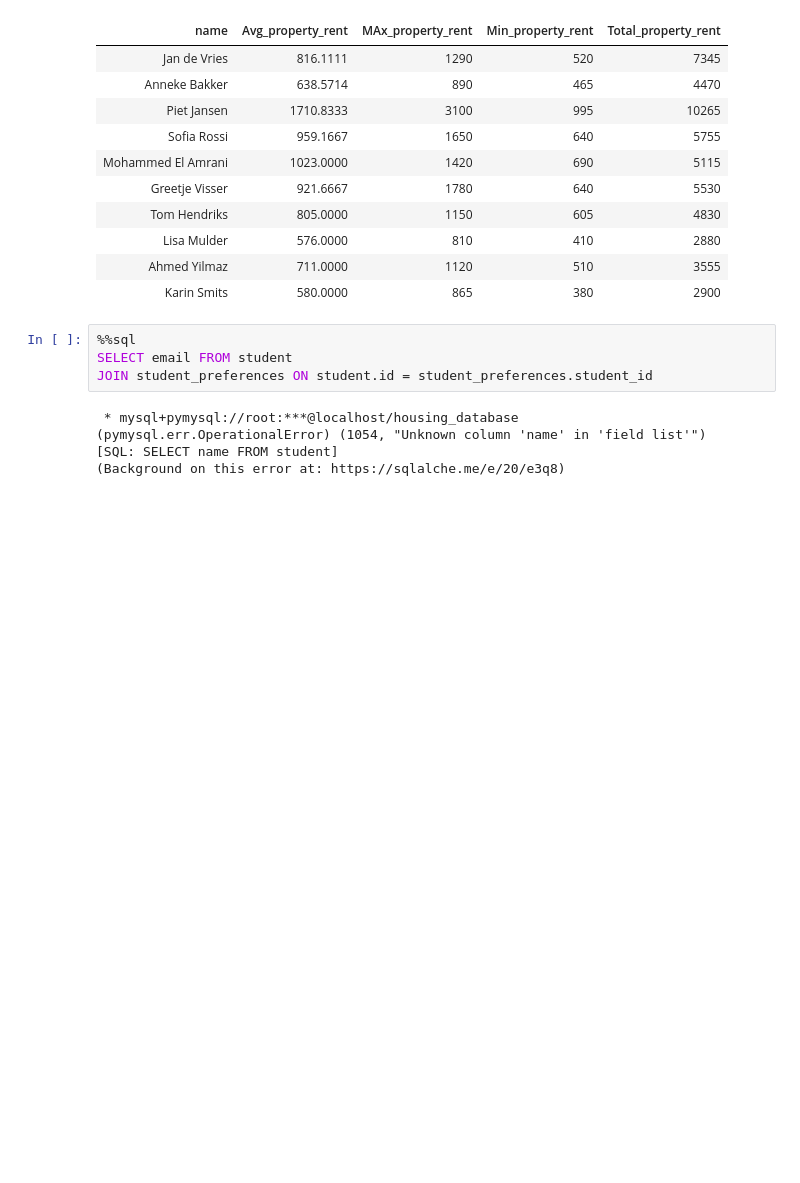
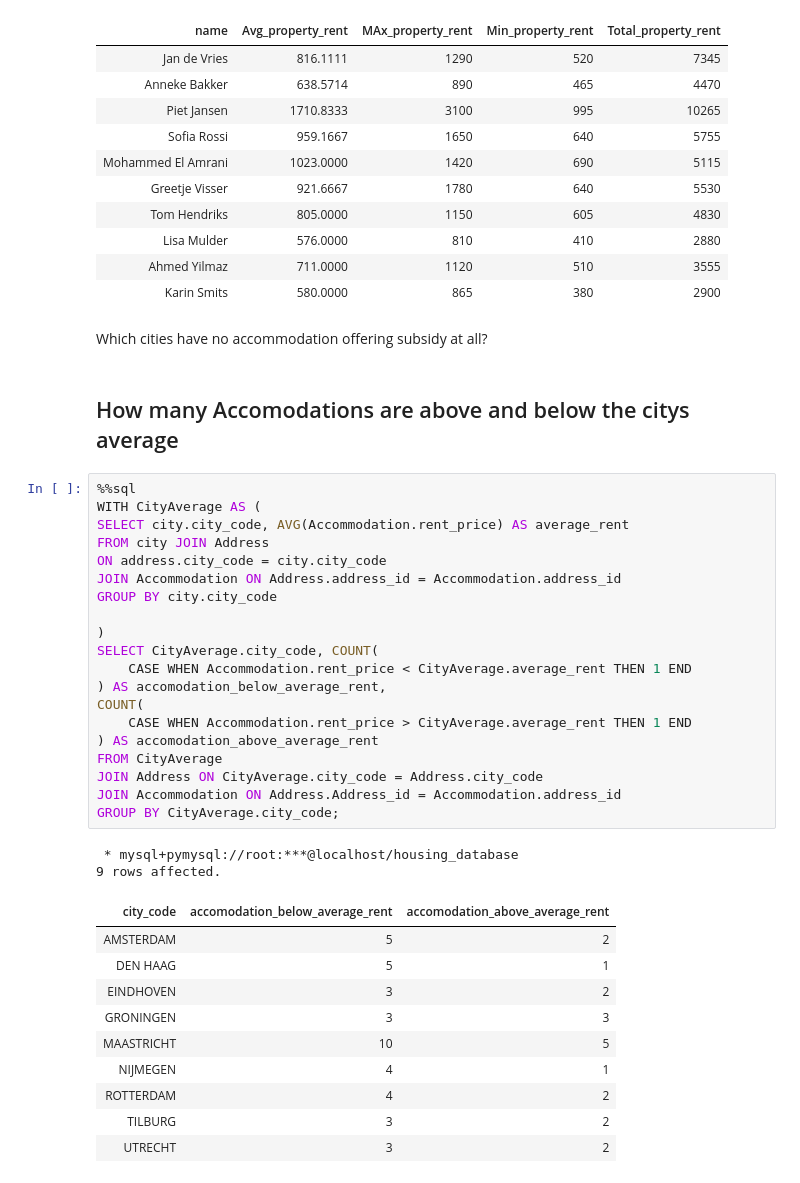
Before and after one commit to natinajar8000/housing-database-project, a Jupyter notebook: housing_database.ipynb, the cells around one changed output. Saved outputs shown, nothing was run; the diff lists cells and outputs as text; blank space fills up the shorter version.

Commit message:
How many Accomodations are above and below the citys average

```diff
--- a/housing_database.ipynb
+++ b/housing_database.ipynb
@@ -553,12 +555,40 @@ GROUP BY name;
 | Lisa Mulder | 576.0000 | 810 | 410 | 2880 |
 | Ahmed Yilmaz | 711.0000 | 1120 | 510 | 3555 |
 | Karin Smits | 580.0000 | 865 | 380 | 2900 |
-# %%
-%%sql
-SELECT email FROM student
-JOIN student_preferences ON student.id = student_preferences.student_id
-# %% [output]
- * mysql+pymysql://root:***@localhost/housing_database
-(pymysql.err.OperationalError) (1054, "Unknown column 'name' in 'field list'")
-[SQL: SELECT name FROM student]
-(Background on this error at: https://sqlalche.me/e/20/e3q8)
+# %% [markdown]
+Which cities have no accommodation offering subsidy at all?
+# %% [markdown]
+## How many Accomodations are above and below the citys average
+# %%
+%%sql
+WITH CityAverage AS (
+SELECT city.city_code, AVG(Accommodation.rent_price) AS average_rent
+FROM city JOIN Address
+ON address.city_code = city.city_code
+JOIN Accommodation ON Address.address_id = Accommodation.address_id
+GROUP BY city.city_code
+
+)
+SELECT CityAverage.city_code, COUNT(
+    CASE WHEN Accommodation.rent_price < CityAverage.average_rent THEN 1 END
+) AS accomodation_below_average_rent,
+COUNT(
+    CASE WHEN Accommodation.rent_price > CityAverage.average_rent THEN 1 END
+) AS accomodation_above_average_rent
+FROM CityAverage
+JOIN Address ON CityAverage.city_code = Address.city_code
+JOIN Accommodation ON Address.Address_id = Accommodation.address_id
+GROUP BY CityAverage.city_code;
+# %% [output]
+ * mysql+pymysql://root:***@localhost/housing_database
+9 rows affected.
+| city_code | accomodation_below_average_rent | accomodation_above_average_rent |
+| AMSTERDAM | 5 | 2 |
+| DEN HAAG | 5 | 1 |
+| EINDHOVEN | 3 | 2 |
+| GRONINGEN | 3 | 3 |
+| MAASTRICHT | 10 | 5 |
+| NIJMEGEN | 4 | 1 |
+| ROTTERDAM | 4 | 2 |
+| TILBURG | 3 | 2 |
+| UTRECHT | 3 | 2 |
```
Also changed, not shown: parts of 1 cell of this notebook.
